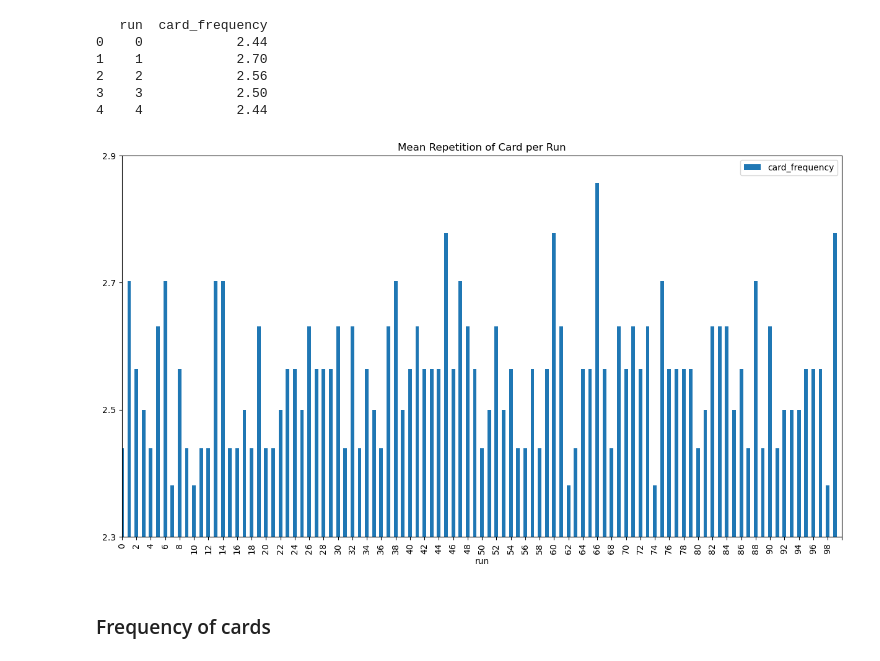
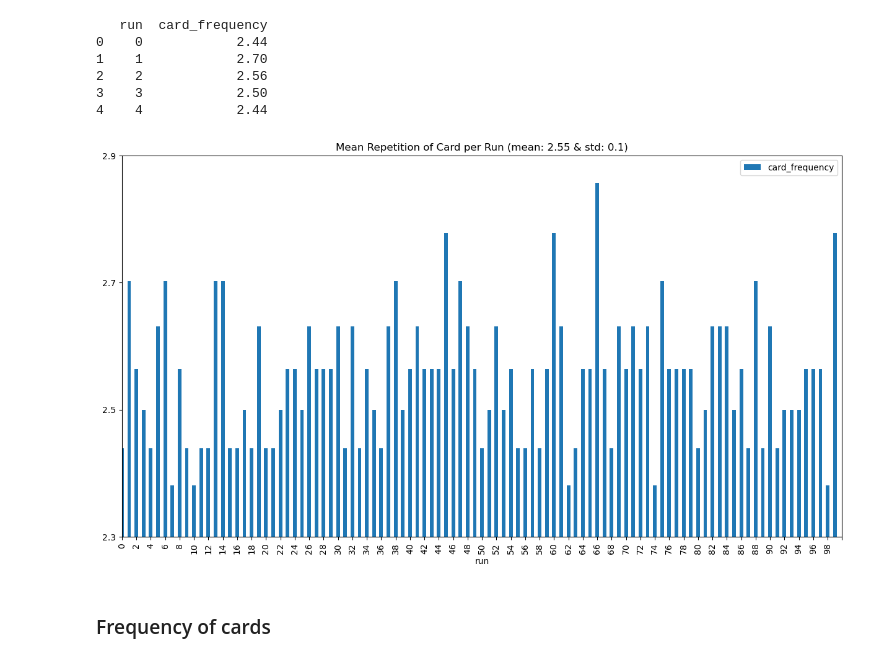
Before and after one commit to davidcurral/Procedural-Narrative-Prototype-Project, a Jupyter notebook: Narrative Data Analysis_No_Memory.ipynb, the cells around one changed output. Saved outputs shown, nothing was run; the diff lists cells and outputs as text; code cells hidden in the pictures.

```diff
--- a/Narrative Data Analysis_No_Memory.ipynb
+++ b/Narrative Data Analysis_No_Memory.ipynb
@@ -94,21 +94,21 @@ print(df_mean.round(2).head())
 # %%
 ax = df_mean.plot(
     kind='bar',
     x='run',
     y='card_frequency',
     figsize=(15, 8),
-    title="Mean Repetition of Card per Run"
+    title=f"Mean Repetition of Card per Run (mean: {round(df_mean['card_frequency'].mean(),2)} & std: {round(df_mean['card_frequency'].std(),2)})"
 )
 
 plt.xlim(0,99)
 plt.ylim(2.3,2.9)
 
 plt.xticks(np.arange(0, 101, step = 2))
 plt.yticks(np.arange(2.3, 3, step = 0.2))
 
 plt.show()
 # %% [output]
-[figure, old version]
+[figure, new version]
 # %% [markdown]
 ### Frequency of cards
 # %%
```
Also changed, not shown: parts of 5 cells of this notebook, 4 other files.
